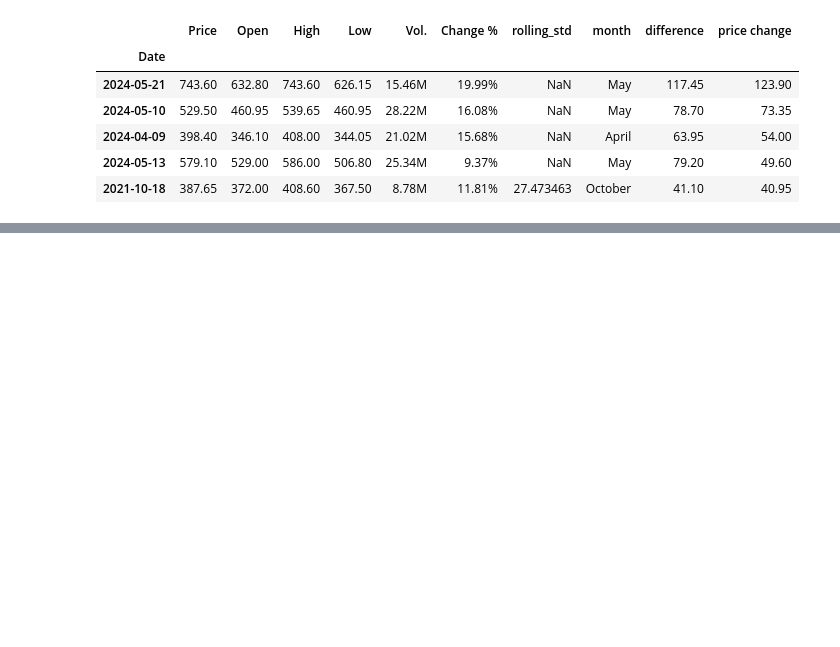
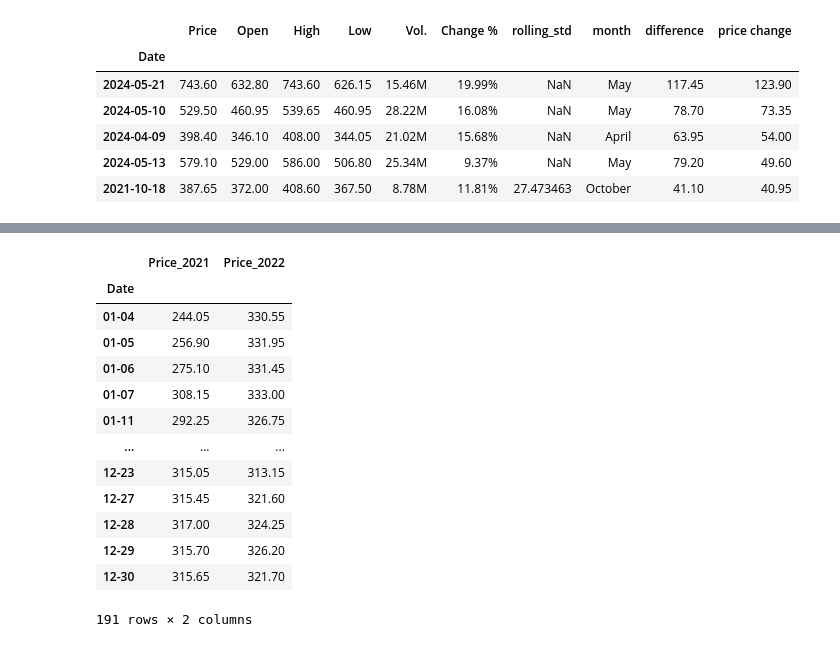
Before and after one commit to prasanna2019/StockDataAnalysis, a Jupyter notebook: Share_price_analysis.ipynb, the cells around one changed output, grey strips where cells are left out. Cells and saved outputs as stored; diff of their text form; code cells hidden in the pictures; blank space fills up the shorter version.

```diff
--- a/Share_price_analysis.ipynb
+++ b/Share_price_analysis.ipynb
@@ -289,0 +320,8 @@ As seen from above data, the highes price increase has taen place in 2014 in the
+# %%
+df_2021= yearly_monthly_data(2021, True)
+month_day= df_2021.index
+dates= pd.Series(month_day)
+dates_data= dates.apply(lambda x: str(x)[5:10])
+new_df_2021= pd.DataFrame(dates_data.values, index= df_2021.index, columns= [dates_data.name])
+
+#df_2021['month_day']= dates_data
@@ -289,0 +398,18 @@ As seen from above data, the highes price increase has taen place in 2014 in the
+# %%
+df_join= new_df_2021.join(new_df_2022,how= "inner")
+df_join
+# %% [output]
+|  | Price_2021 | Price_2022 |
+| Date |  |  |
+| 01-04 | 244.05 | 330.55 |
+| 01-05 | 256.90 | 331.95 |
+| 01-06 | 275.10 | 331.45 |
+| 01-07 | 308.15 | 333.00 |
+| 01-11 | 292.25 | 326.75 |
+| ... | ... | ... |
+| 12-23 | 315.05 | 313.15 |
+| 12-27 | 315.45 | 321.60 |
+| 12-28 | 317.00 | 324.25 |
+| 12-29 | 315.70 | 326.20 |
+| 12-30 | 315.65 | 321.70 |
+191 rows × 2 columns
```
Also changed, not shown: parts of 13 cells of this notebook.
